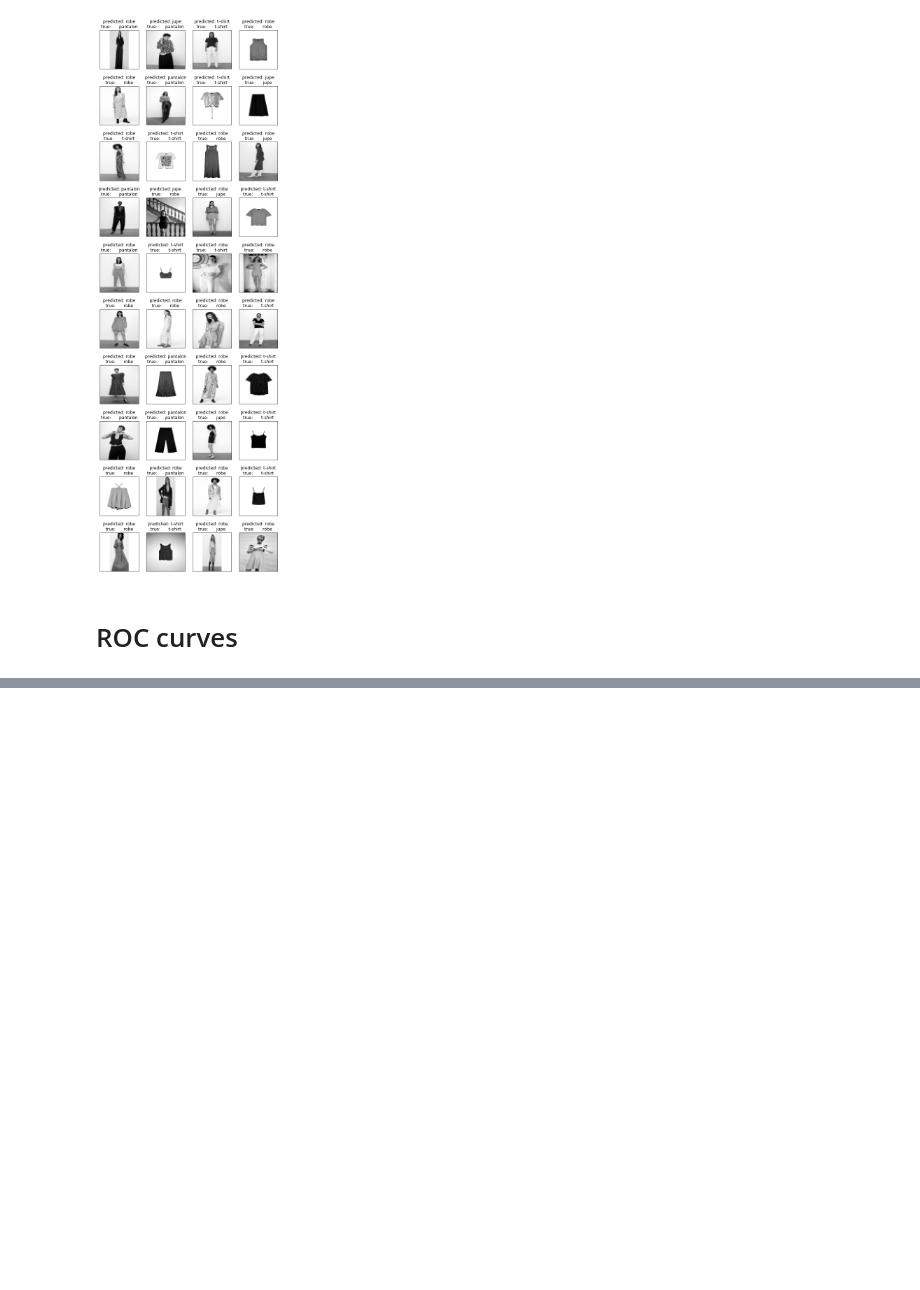
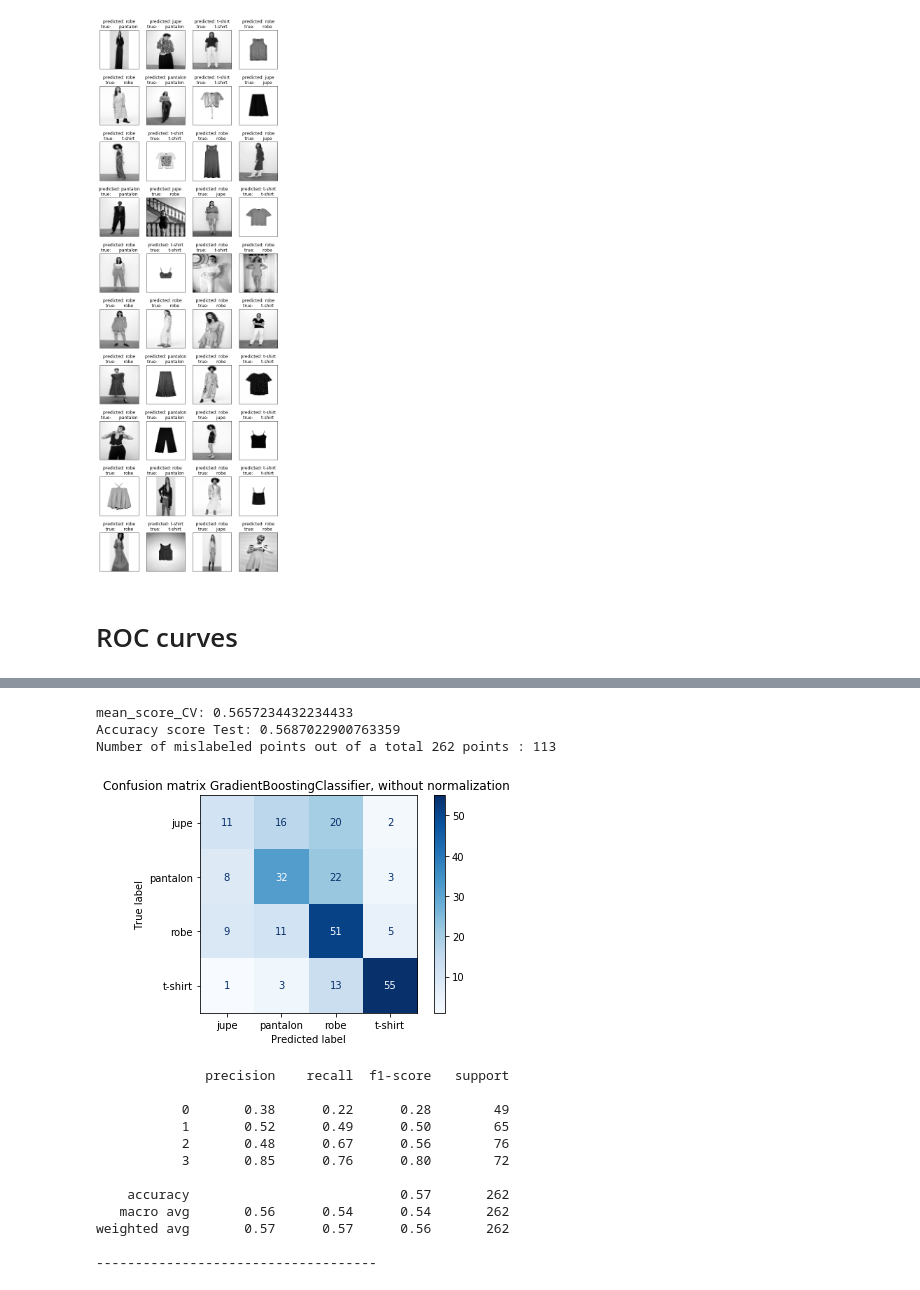
Before and after one commit to Projet-ML-groupe-4/Projet_Classification_ZARA, a Jupyter notebook: Model.ipynb, the cells around one changed output, grey strips where cells are left out. Cells and saved outputs as stored; diff of their text form; code cells hidden in the pictures; blank space fills up the shorter version.

```diff
--- a/Model.ipynb
+++ b/Model.ipynb
@@ -607,0 +716,5 @@ AUC for Class 3: 0.9102704678362573
+# %%
+gf_train, gf_test, gf_y_train, gf_y_test = train_test_split(global_features, target, test_size=0.2, random_state=0,stratify=target)
+print('--------------')
+gf_y_train.value_counts()
+gf_y_test.value_counts()
@@ -607,0 +735,6 @@ AUC for Class 3: 0.9102704678362573
+# %%
+# scale features in the range (0-1)
+scaler            = MinMaxScaler(feature_range=(0, 1))
+rescaled_gf_train = scaler.fit_transform(gf_train)
+rescaled_gf_test = scaler.transform(gf_test)
+print("[STATUS] feature vector normalized...")
@@ -607,0 +834,21 @@ AUC for Class 3: 0.9102704678362573
+# %%
+clf_name='GradientBoostingClassifier'
+clf=models[clf_name]
+accuracy_summary,cv_score_summary = Modelisation_and_prediction(clf, clf_name, rescaled_gf_train, gf_y_train, rescaled_gf_test, gf_y_test, target_name_list)
+# %% [output]
+mean_score_CV: 0.5657234432234433
+Accuracy score Test: 0.5687022900763359
+Number of mislabeled points out of a total 262 points : 113
+[figure, added]
+              precision    recall  f1-score   support
+
+           0       0.38      0.22      0.28        49
+           1       0.52      0.49      0.50        65
+           2       0.48      0.67      0.56        76
+           3       0.85      0.76      0.80        72
+
+    accuracy                           0.57       262
+   macro avg       0.56      0.54      0.54       262
+weighted avg       0.57      0.57      0.56       262
+
+------------------------------------
```
Also changed, not shown: parts of 36 cells of this notebook.
